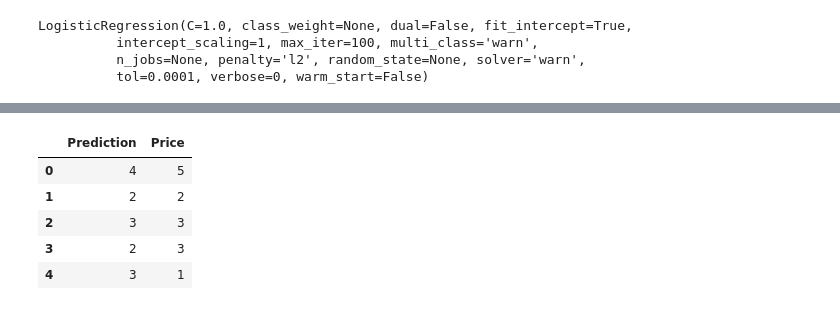
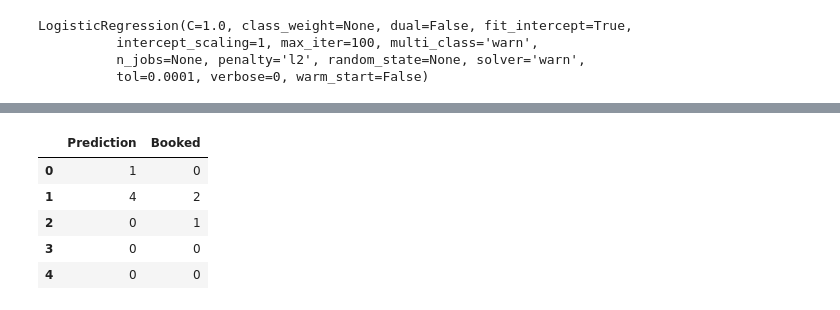
Before and after one commit to LoriHarris/Airbnb_ML, a Jupyter notebook: Cleaning.ipynb, the cells around one changed output, grey strips where cells are left out. Cells and saved outputs as stored; diff of their text form; code cells hidden in the pictures.

```diff
--- a/Cleaning.ipynb
+++ b/Cleaning.ipynb
@@ -266,7 +270,9 @@ train1 = pd.DataFrame({
     'BR':df['bedrooms'],
     'Beds': df['beds'],
     'Acc':df['accommodates'],
-    'Price':df['price']
+    'Price':df['price'],
+        '#Booked':df['reviews_per_month']
+
 })
 # train1=train1[:-1]
-# train1['Price']
+train.head()
@@ -308,8 +324,8 @@ train1.head()
 
 from sklearn.preprocessing import StandardScaler
 
-x = train1.drop('Price', axis=1)
-y = train1['Price']
+x = train1.drop('#Booked', axis=1)
+y = train1['#Booked']
 print(x.shape, y.shape)
 y.dtypes
 # %% [output]
@@ -493,7 +514,7 @@ testing.head()
 # %%
 test_data=testing.drop('Unnamed: 0', axis=1)
-price=test_data['Price']
-test_data=test_data.drop('Price', axis=1)
+price=test_data['#Booked']
+test_data=test_data.drop('#Booked', axis=1)
 
 x_scaler=StandardScaler().fit(test_data)
 x_test_scaled1 = x_scaler.transform(test_data)
@@ -502,8 +523,8 @@ prediction=model1.predict_classes(x_test_scaled1)
 label_encoder = LabelEncoder()
 label_encoder.fit(price)
 y_test1 = label_encoder.fit_transform(price)
-encoded_predictions1 = model1.predict_classes(x_test_scaled1[:5])
+encoded_predictions1 = model1.predict_classes(x_test_scaled1[:6])
 prediction_labels1 = label_encoder.inverse_transform(encoded_predictions1)
 print(f"Predicted classes: {prediction_labels1}")
-print(f"Actual Labels: {list(y_test1[:5])}")
+print(f"Actual Labels: {list(y_test1[:6])}")
 # %% [output]
@@ -571,12 +594,32 @@ print(score.mean())
+# %%
+clf.fit(x_train,y_train)
+import os
+from sklearn.tree import export_graphviz
+import six
+import pydot
+from sklearn import tree
+dotfile = six.StringIO()
+i_tree = 0
+for tree_in_forest in clf.estimators_:
+    export_graphviz(tree_in_forest,out_file='tree.dot',
+    feature_names=x_train.columns,
+    filled=True,
+    rounded=True)
+    (graph,) = pydot.graph_from_dot_file('tree.dot')
+    name = 'tree' + str(i_tree)
+    graph.write_png(name+  '.png')
+    os.system('dot -Tpng tree.dot -o tree.png')
+    i_tree +=1
 # %%
 clf.fit(x_train,y_train)
 prediction=clf.predict(test_data)
-submission = pd.DataFrame({"Prediction":prediction, "Price":price})
+submission = pd.DataFrame({"Prediction":prediction, "Booked":price})
+submission.to_csv('submission')
 submission.head(5)
 # %% [output]
-|  | Prediction | Price |
-| 0 | 4 | 5 |
-| 1 | 2 | 2 |
-| 2 | 3 | 3 |
-| 3 | 2 | 3 |
-| 4 | 3 | 1 |
+|  | Prediction | Booked |
+| 0 | 1 | 0 |
+| 1 | 4 | 2 |
+| 2 | 0 | 1 |
+| 3 | 0 | 0 |
+| 4 | 0 | 0 |
```
Also changed, not shown: parts of 39 cells of this notebook, 19 other files.
